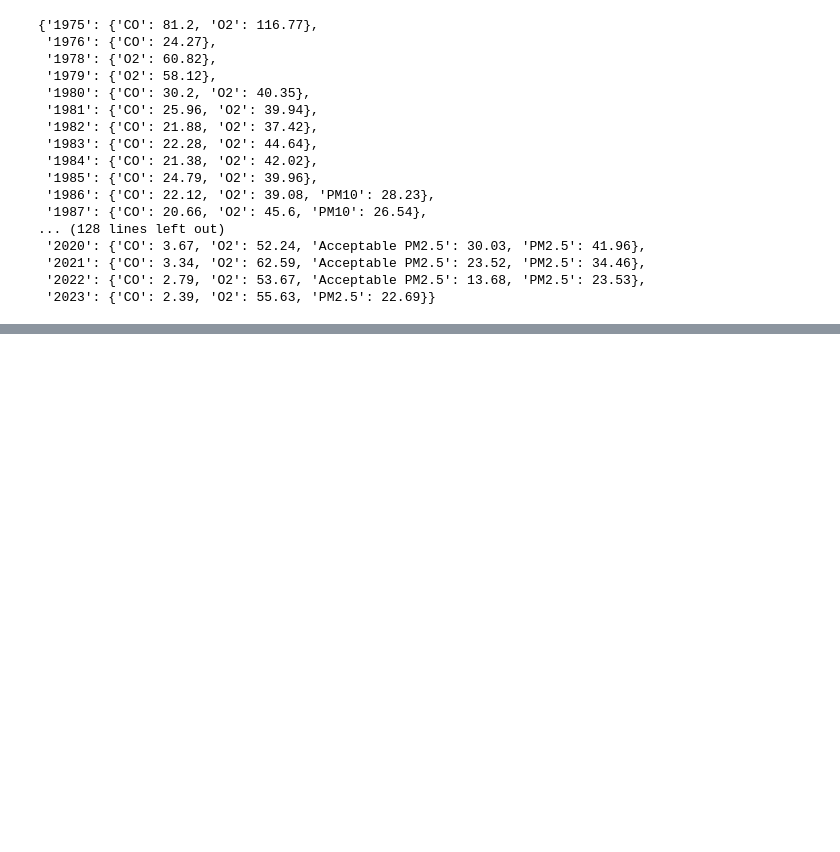
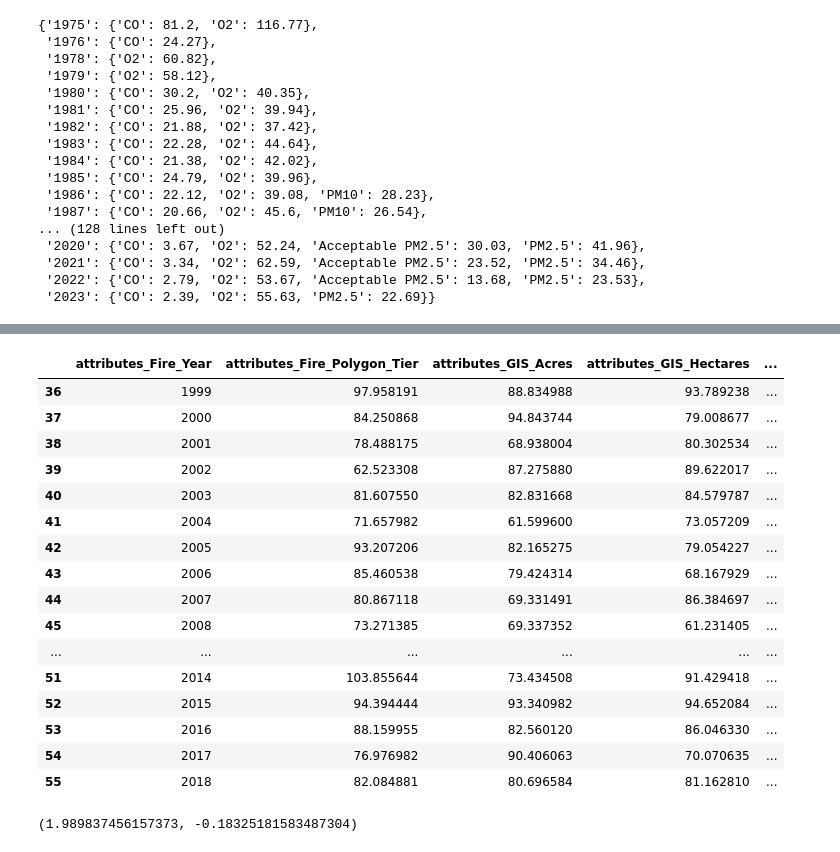
Before and after one commit to mohammap22/data-512-common-analysis, a Jupyter notebook: project.ipynb, the cells around one changed output, grey strips where cells are left out. Saved outputs shown, nothing was run; the diff lists cells and outputs as text; code cells hidden in the pictures; blank space fills up the shorter version.

```diff
--- a/project.ipynb
+++ b/project.ipynb
@@ -638,0 +489,65 @@ correlation
+# %%
+# Calculate the average of the specified columns per 'attributes_Fire_Year', handling null values by skipping them
+df_final = df_features_cleaned.groupby('attributes_Fire_Year').agg({
+    'attributes_Fire_Polygon_Tier': 'mean',
+    'attributes_GIS_Acres': 'mean',
+    'attributes_GIS_Hectares': 'mean',
+    'attributes_Circleness_Scale': 'mean',
+    'attributes_Shape_Length': 'mean',
+    'attributes_Shape_Area': 'mean',
+    'Distance_to_Larimer_Miles': 'mean'
+}).reset_index()
+
+aqi_df = pd.DataFrame(list(aqi_averages.items()), columns=['attributes_Fire_Year', 'AQI'])
+total_fires_per_year_dict_df = pd.DataFrame(list(total_fires_per_year_dict.items()), columns=['attributes_Fire_Year', 'Total_Fires'])
+df_final = df_final.merge(aqi_df, on='attributes_Fire_Year', how='left')
+df_final = df_final.merge(total_fires_per_year_dict_df, on='attributes_Fire_Year', how='left')
+df_final.dropna(subset=['AQI'], inplace=True)
+
+df_final
+# %% [output]
+|  | attributes_Fire_Year | attributes_Fire_Polygon_Tier | attributes_GIS_Acres | attributes_GIS_Hectares | ... |
+| 36 | 1999 | 97.958191 | 88.834988 | 93.789238 | ... |
+| 37 | 2000 | 84.250868 | 94.843744 | 79.008677 | ... |
+| 38 | 2001 | 78.488175 | 68.938004 | 80.302534 | ... |
+| 39 | 2002 | 62.523308 | 87.275880 | 89.622017 | ... |
+| 40 | 2003 | 81.607550 | 82.831668 | 84.579787 | ... |
+| 41 | 2004 | 71.657982 | 61.599600 | 73.057209 | ... |
+| 42 | 2005 | 93.207206 | 82.165275 | 79.054227 | ... |
+| 43 | 2006 | 85.460538 | 79.424314 | 68.167929 | ... |
+| 44 | 2007 | 80.867118 | 69.331491 | 86.384697 | ... |
+| 45 | 2008 | 73.271385 | 69.337352 | 61.231405 | ... |
+| ... | ... | ... | ... | ... | ... |
+| 51 | 2014 | 103.855644 | 73.434508 | 91.429418 | ... |
+| 52 | 2015 | 94.394444 | 93.340982 | 94.652084 | ... |
+| 53 | 2016 | 88.159955 | 82.560120 | 86.046330 | ... |
+| 54 | 2017 | 76.976982 | 90.406063 | 70.070635 | ... |
+| 55 | 2018 | 82.084881 | 80.696584 | 81.162810 | ... |
+# %%
+from sklearn.model_selection import train_test_split
+from sklearn.linear_model import LinearRegression
+from sklearn.metrics import mean_squared_error, r2_score
+
+# Preparing the data for linear regression
+X = df_final.drop(columns=['AQI', 'attributes_Fire_Year'])  # Features
+y = df_final['AQI']  # Target variable
+
+# Splitting the data into training and testing sets
+X_train, X_test, y_train, y_test = train_test_split(X, y, test_size=0.2, random_state=42)
+
+# Initializing the Linear Regression model
+linear_model = LinearRegression()
+
+# Fitting the model to the training data
+linear_model.fit(X_train, y_train)
+
+# Predicting the AQI for the test set
+y_pred = linear_model.predict(X_test)
+
+# Calculating the performance metrics for the model
+rmse = mean_squared_error(y_test, y_pred, squared=False)
+r2 = r2_score(y_test, y_pred)
+
+rmse, r2
+# %% [output]
+(1.989837456157373, -0.18325181583487304)
```
Also changed, not shown: parts of 24 cells of this notebook, 3 other files.
